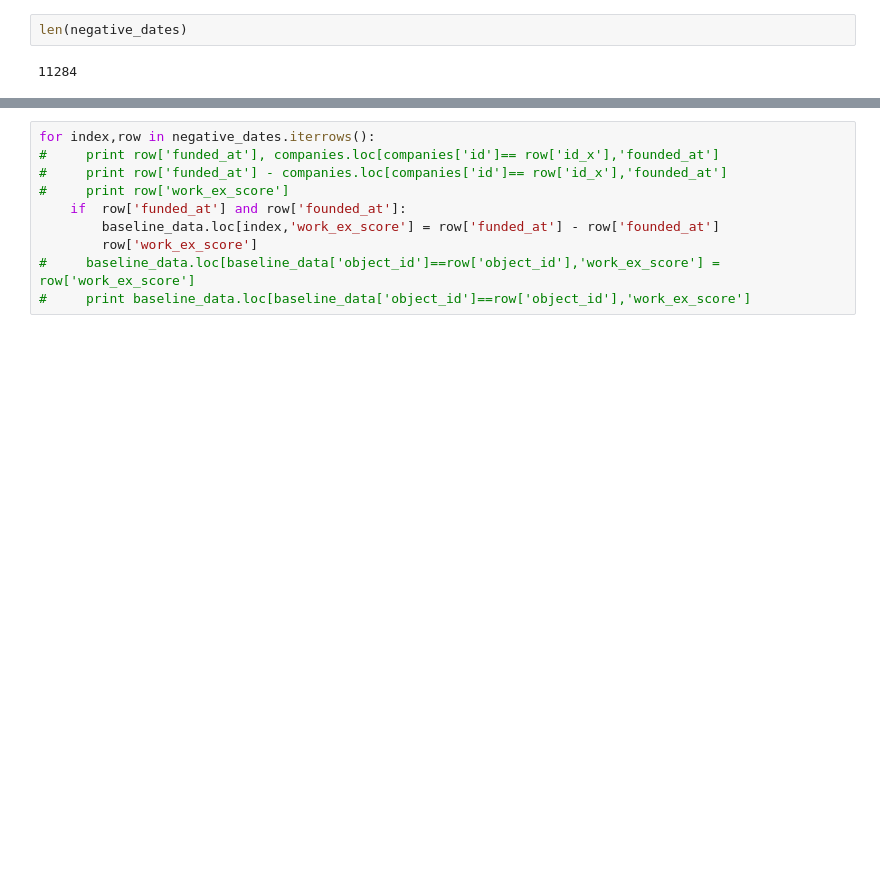
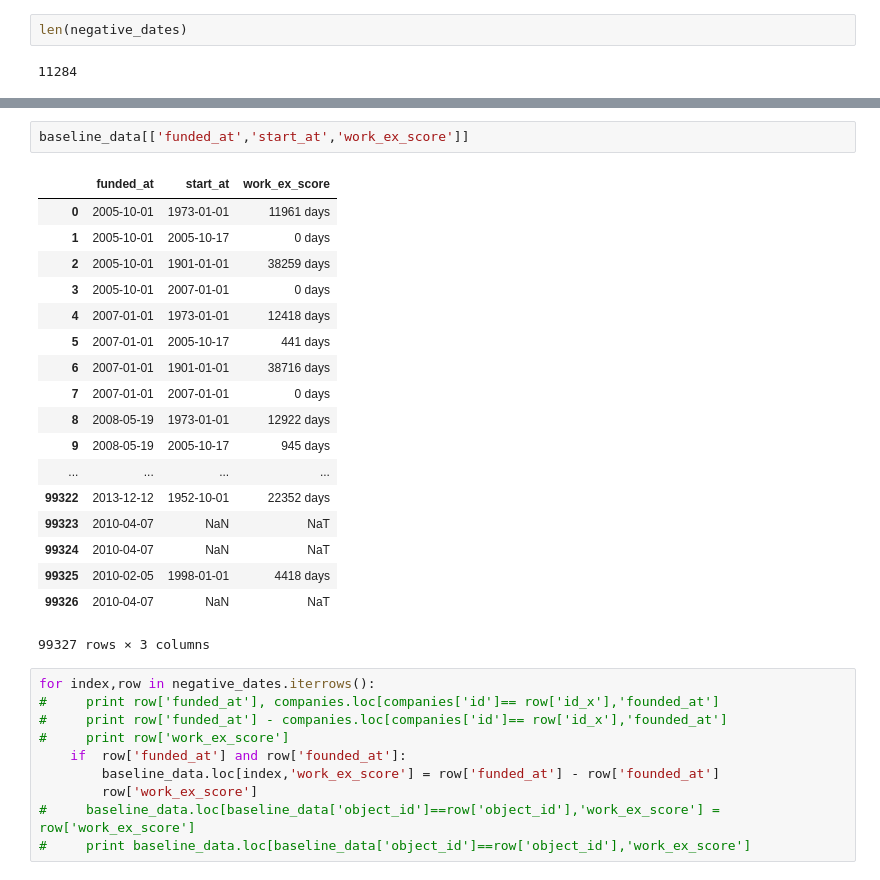
Before and after one commit to sidd-shah/crunchbase, a Jupyter notebook: DataCleaning.ipynb, the cells around one changed output, grey strips where cells are left out. Drawn from its saved outputs; the diff is of its cells as text; blank space fills up the shorter version.

```diff
--- a/DataCleaning.ipynb
+++ b/DataCleaning.ipynb
@@ -372,3 +401,24 @@ baseline_data
+# %%
+baseline_data[['funded_at','start_at','work_ex_score']]
+# %% [output]
+|  | funded_at | start_at | work_ex_score |
+| 0 | 2005-10-01 | 1973-01-01 | 11961 days |
+| 1 | 2005-10-01 | 2005-10-17 | 0 days |
+| 2 | 2005-10-01 | 1901-01-01 | 38259 days |
+| 3 | 2005-10-01 | 2007-01-01 | 0 days |
+| 4 | 2007-01-01 | 1973-01-01 | 12418 days |
+| 5 | 2007-01-01 | 2005-10-17 | 441 days |
+| 6 | 2007-01-01 | 1901-01-01 | 38716 days |
+| 7 | 2007-01-01 | 2007-01-01 | 0 days |
+| 8 | 2008-05-19 | 1973-01-01 | 12922 days |
+| 9 | 2008-05-19 | 2005-10-17 | 945 days |
+| ... | ... | ... | ... |
+| 99322 | 2013-12-12 | 1952-10-01 | 22352 days |
+| 99323 | 2010-04-07 | NaN | NaT |
+| 99324 | 2010-04-07 | NaN | NaT |
+| 99325 | 2010-02-05 | 1998-01-01 | 4418 days |
+| 99326 | 2010-04-07 | NaN | NaT |
+99327 rows × 3 columns
 # %%
 for index,row in negative_dates.iterrows():
 #     print row['funded_at'], companies.loc[companies['id']== row['id_x'],'founded_at']
```
Also changed, not shown: parts of 68 cells of this notebook, 1 other file.
